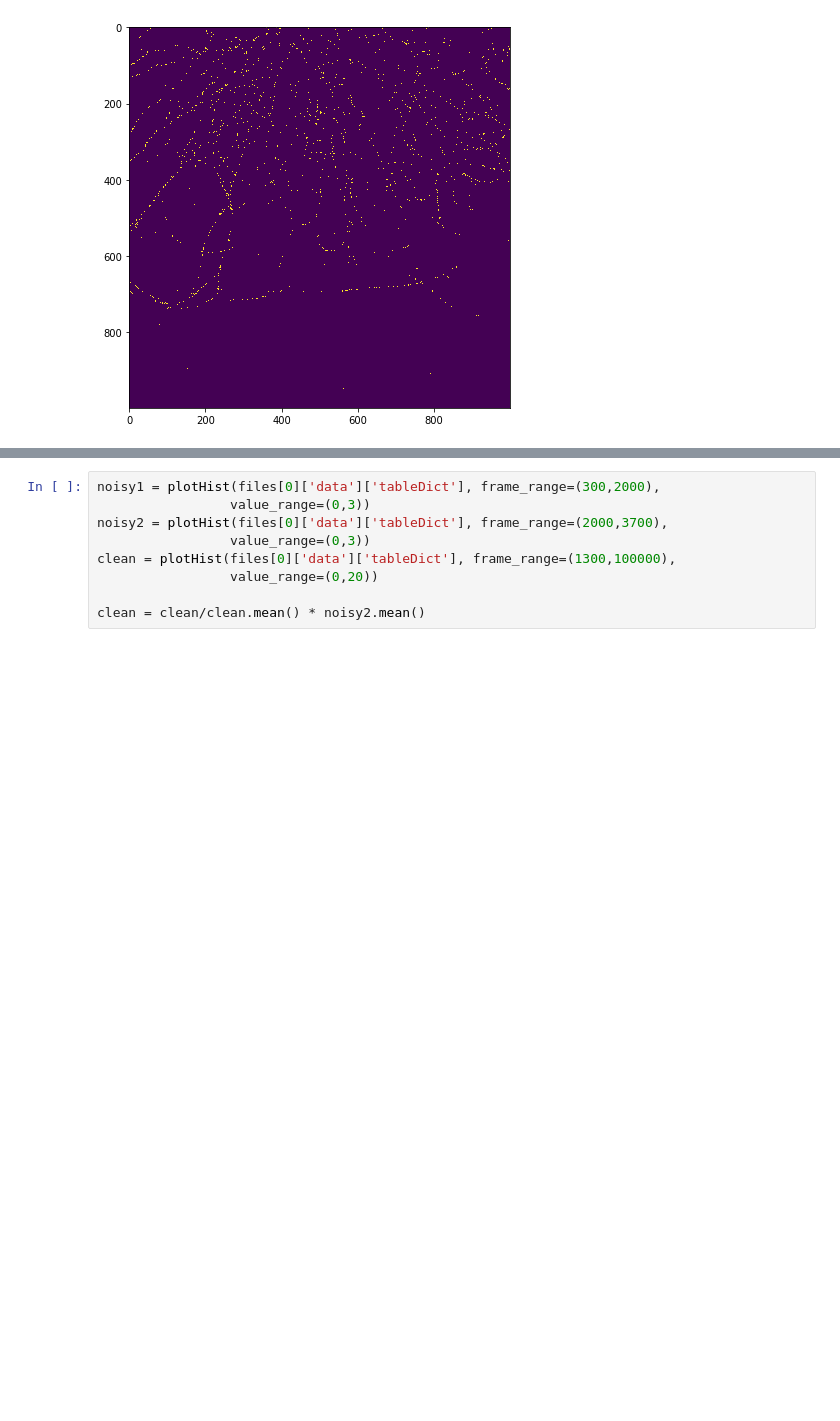
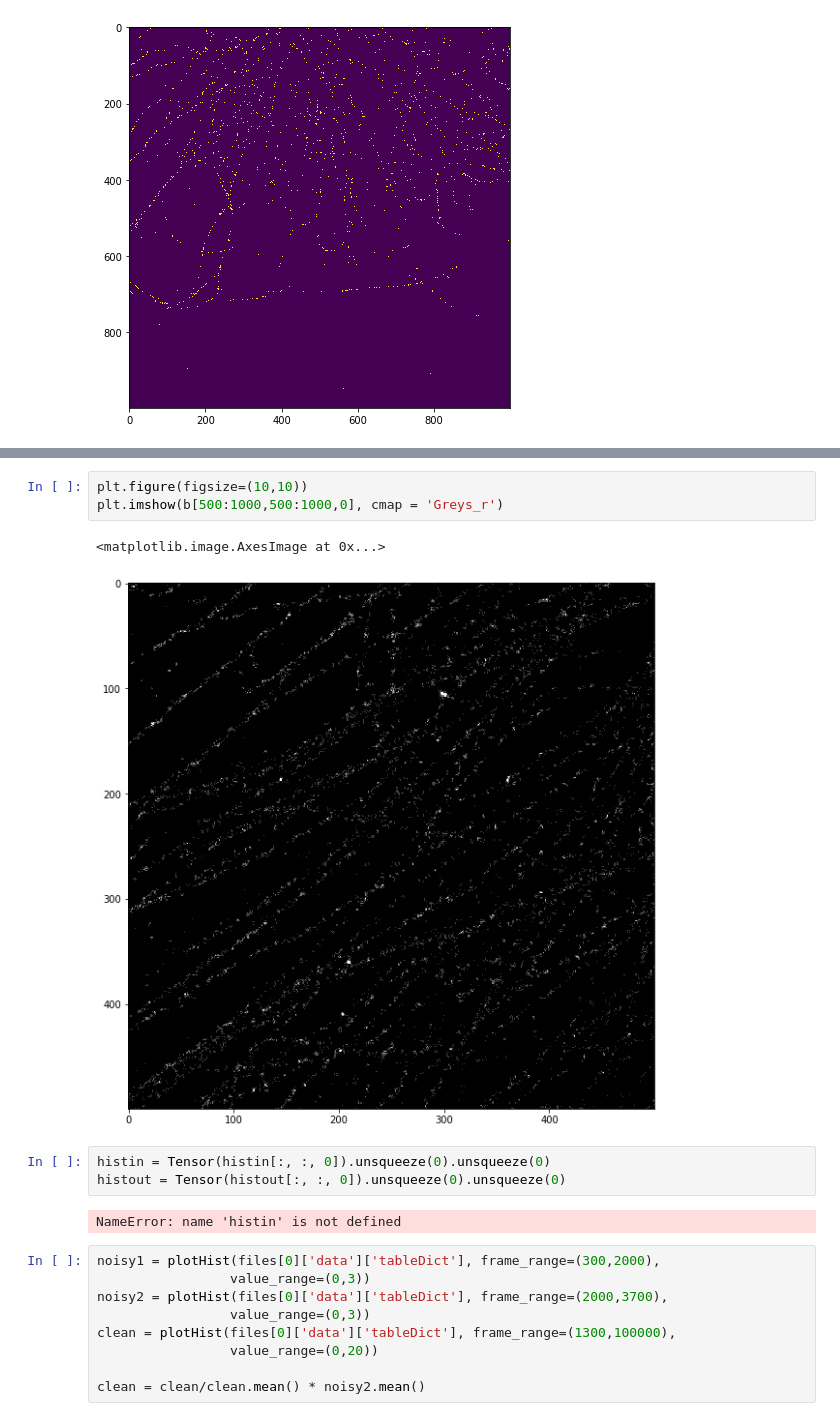
Before and after one commit to czbiohub/noise2self-smlm, a Jupyter notebook: SMLM Application.ipynb, the cells around one changed output, grey strips where cells are left out. Saved outputs shown, nothing was run; the diff lists cells and outputs as text; blank space fills up the shorter version.

```diff
--- a/SMLM Application.ipynb
+++ b/SMLM Application.ipynb
@@ -97,3 +107,14 @@ plt.imshow(clean.astype(np.uint8))
+# %%
+plt.figure(figsize=(10,10))
+plt.imshow(b[500:1000,500:1000,0], cmap = 'Greys_r')
+# %% [output]
+<matplotlib.image.AxesImage at 0x...>
+[figure, added]
+# %%
+histin = Tensor(histin[:, :, 0]).unsqueeze(0).unsqueeze(0)
+histout = Tensor(histout[:, :, 0]).unsqueeze(0).unsqueeze(0)
+# %% [output]
+NameError: name 'histin' is not defined
 # %%
 noisy1 = plotHist(files[0]['data']['tableDict'], frame_range=(300,2000),
                  value_range=(0,3))
```
Also changed, not shown: parts of 10 cells of this notebook, 3 other files.
